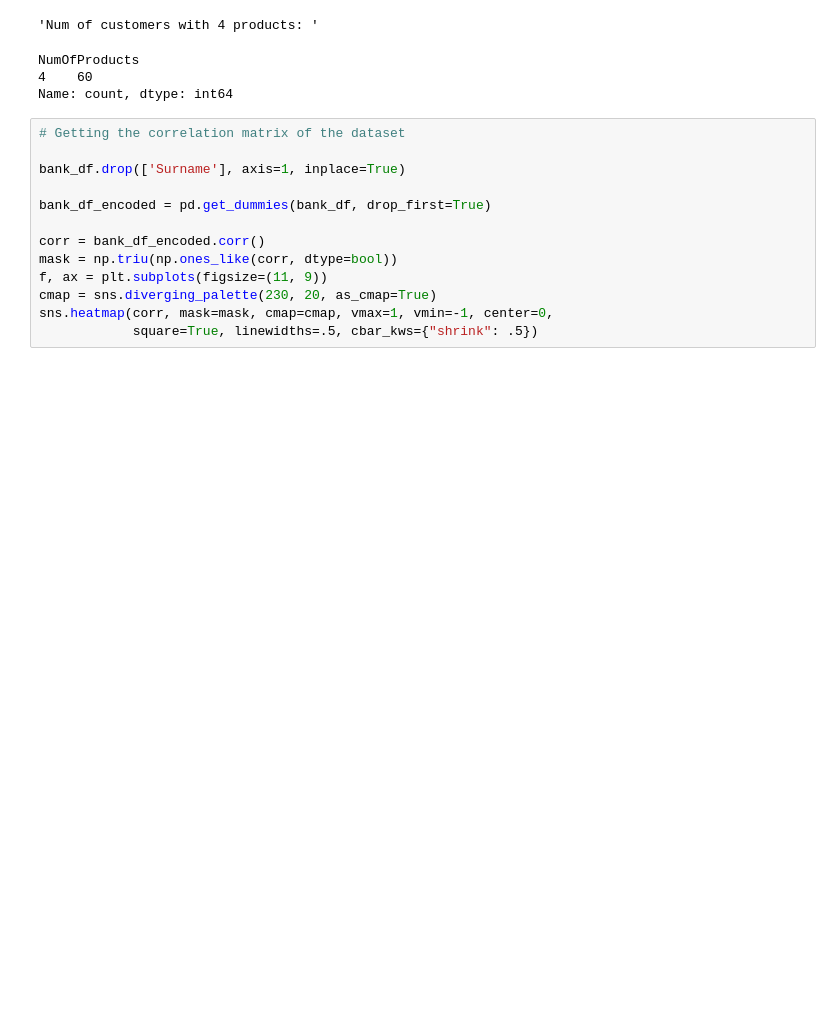
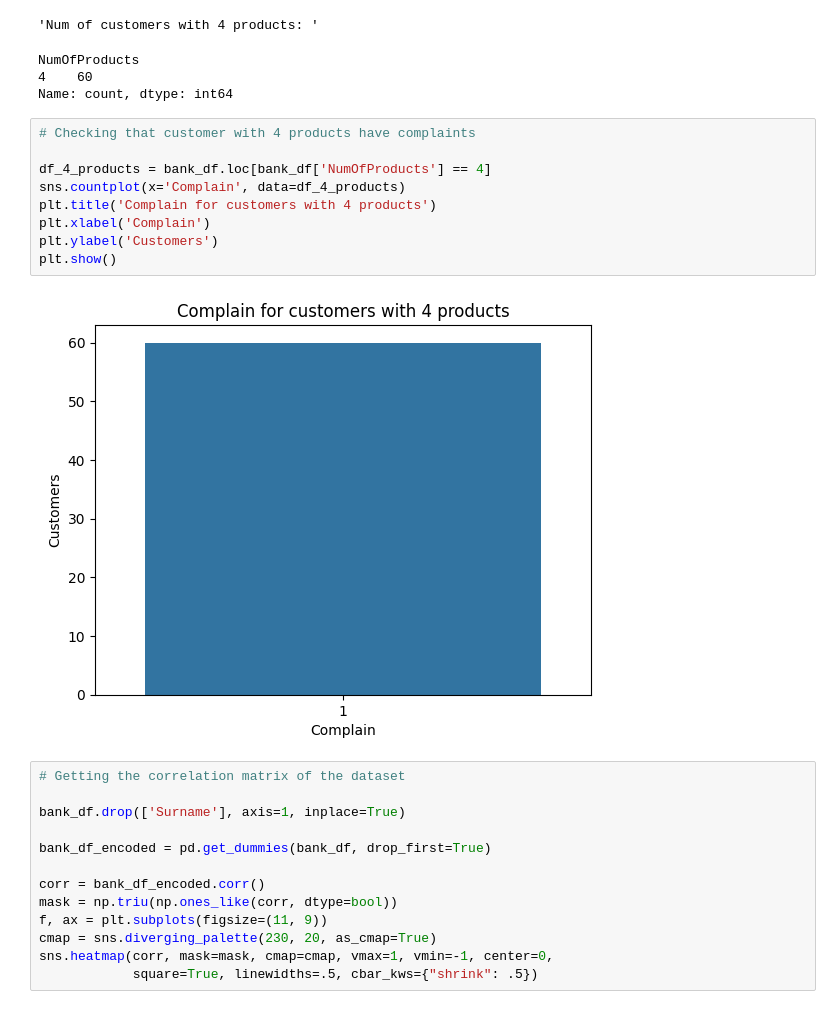
Before and after one commit to lucasanches/eda-bank-customer-churn, a Jupyter notebook: exploratory_analysis.ipynb, the cells around one changed output. Cells and saved outputs as stored; diff of their text form; blank space fills up the shorter version.

```diff
--- a/exploratory_analysis.ipynb
+++ b/exploratory_analysis.ipynb
@@ -186,6 +188,17 @@ Name: count, dtype: int64
 NumOfProducts
 4    60
 Name: count, dtype: int64
+# %%
+# Checking that customer with 4 products have complaints
+
+df_4_products = bank_df.loc[bank_df['NumOfProducts'] == 4]
+sns.countplot(x='Complain', data=df_4_products)
+plt.title('Complain for customers with 4 products')
+plt.xlabel('Complain')
+plt.ylabel('Customers')
+plt.show()
+# %% [output]
+[figure, added]
 # %%
 # Getting the correlation matrix of the dataset
 
```
Also changed, not shown: parts of 6 cells of this notebook.
